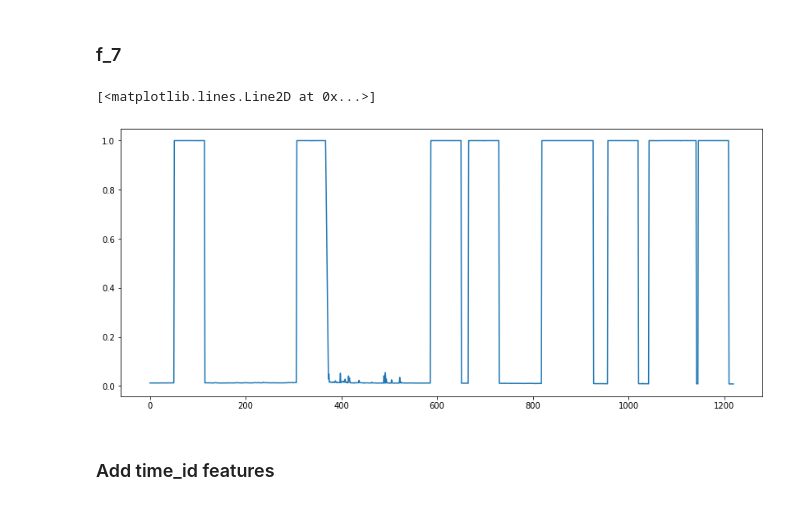
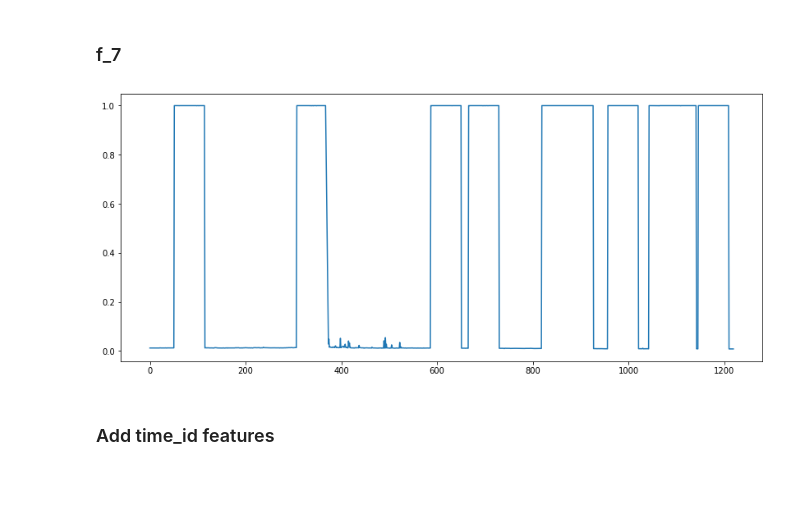
Before and after one commit to beatwad/ubiquant, a Jupyter notebook: part_2_LGBM_train.ipynb, the cells around one changed output. Cells and saved outputs as stored; diff of their text form; code cells hidden in the pictures.

```diff
--- a/part_2_LGBM_train.ipynb
+++ b/part_2_LGBM_train.ipynb
@@ -323,19 +321,9 @@ plt.plot(train_date_group.index, train_date_group['unique_count_ratio'] , label=
 # %% [markdown]
 ### f_7
-# %%
-feature = 'f_7'
-
-train_date_group = train.groupby('time_id').agg({feature: [lambda x: len(x.unique()), 'count']})
-train_date_group.columns.set_levels(['len_unique','count'],level=1,inplace=True)
-train_date_group['unique_count_ratio'] = train_date_group[feature]['len_unique']/train_date_group[feature]['count']
-train_date_group['num_or_cat'] = train_date_group['unique_count_ratio'].apply(lambda x: 1 if x > 0.5 else 0)
-
-fig = plt.figure(figsize=(14, 6))
-ax = fig.add_subplot(111)
-plt.plot(train_date_group.index, train_date_group['unique_count_ratio'] , label="Number of unique investments")
-# %% [output]
-[<matplotlib.lines.Line2D at 0x...>]
-[figure, removed]
+# %%
+num_or_cat = get_unique_total_values_ratio(train, 'f_7', plot=True, return_result=True)
+# %% [output]
+[figure, added]
 # %% [markdown]
 ### Add time_id features
 # %%
```
Also changed, not shown: parts of 26 cells of this notebook, 1 other file.
